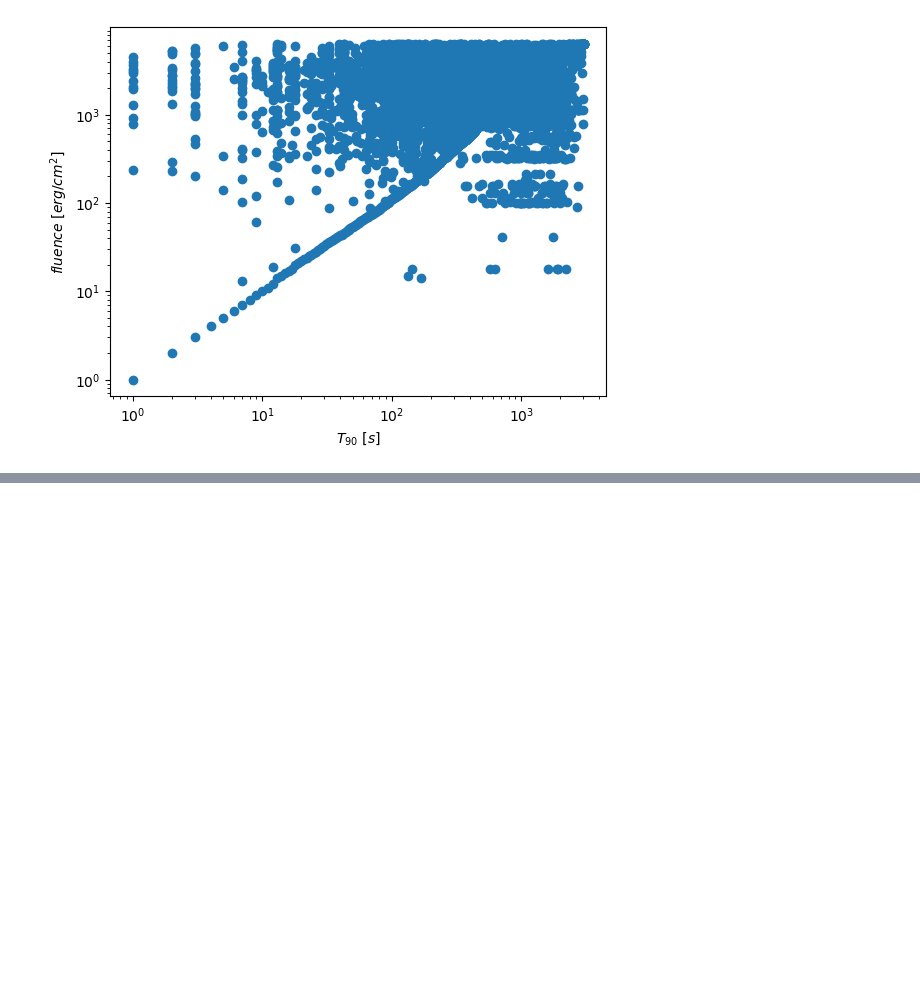
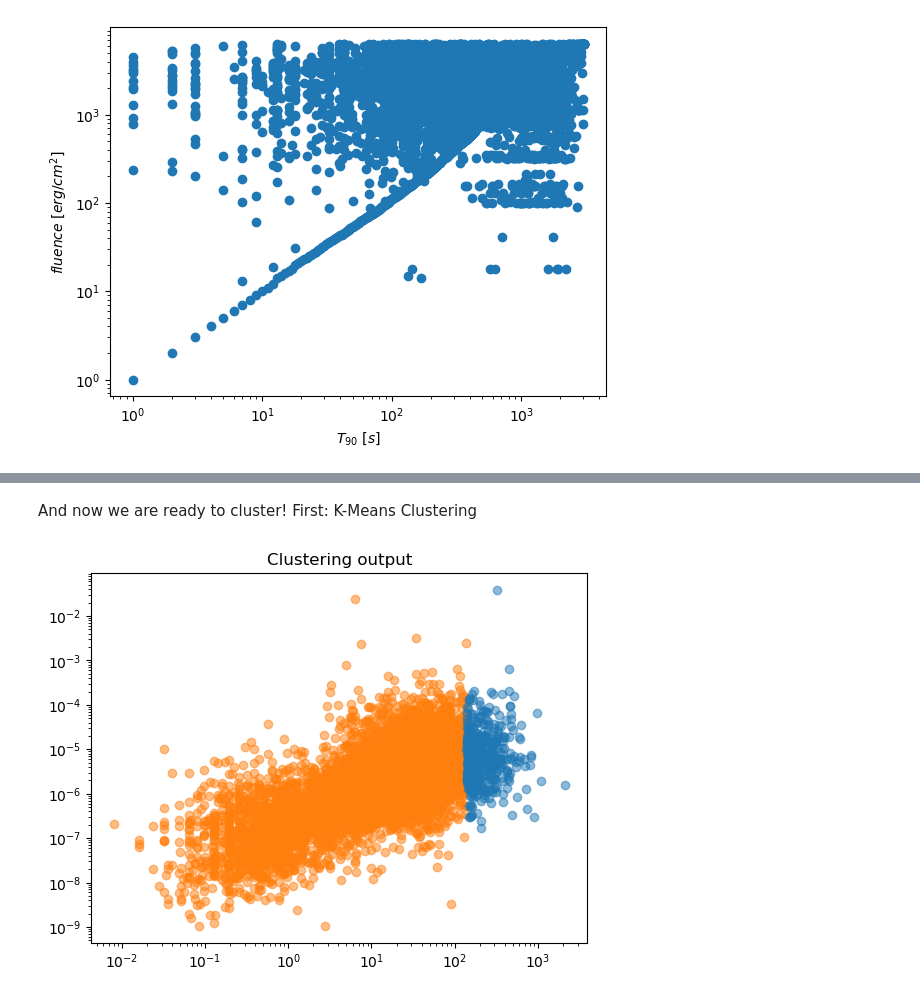
Before and after one commit to Ale5606/ilovegit, a Jupyter notebook: ML/280425/L14.ipynb, the cells around one changed output, grey strips where cells are left out. Drawn from its saved outputs; the diff is of its cells as text; code cells hidden in the pictures; blank space fills up the shorter version.

```diff
--- a/ML/280425/L14.ipynb
+++ b/ML/280425/L14.ipynb
@@ -38,0 +60,29 @@ plt.yscale('log')
+# %% [markdown]
+And now we are ready to cluster!
+First: K-Means Clustering
+# %%
+from sklearn.cluster import KMeans
+from sklearn import preprocessing
+
+#we need an array shape like [[x_1,y_1], ..., [x_n,y_n]]
+X = np.vstack((T90_arr, fluence_arr)).T
+
+model = KMeans(n_clusters=2, n_init='auto').fit(X)
+centers = model.cluster_centers_
+labels = model.predict(X)
+
+
+# plot the data color-coded by cluster id
+colors = ['C1', 'C0']
+for ii in range(2):
+    plt.scatter(X[labels==ii,0], X[labels==ii,1],
+                color=colors[ii],alpha=0.5)
+    plt.xscale('log')
+    plt.yscale('log')
+
+# To get some information on these try:
+# KMeans?
+# help(clf)
+plt.title('Clustering output');
+# %% [output]
+[figure, added]
```
Also changed, not shown: parts of 5 cells of this notebook.
